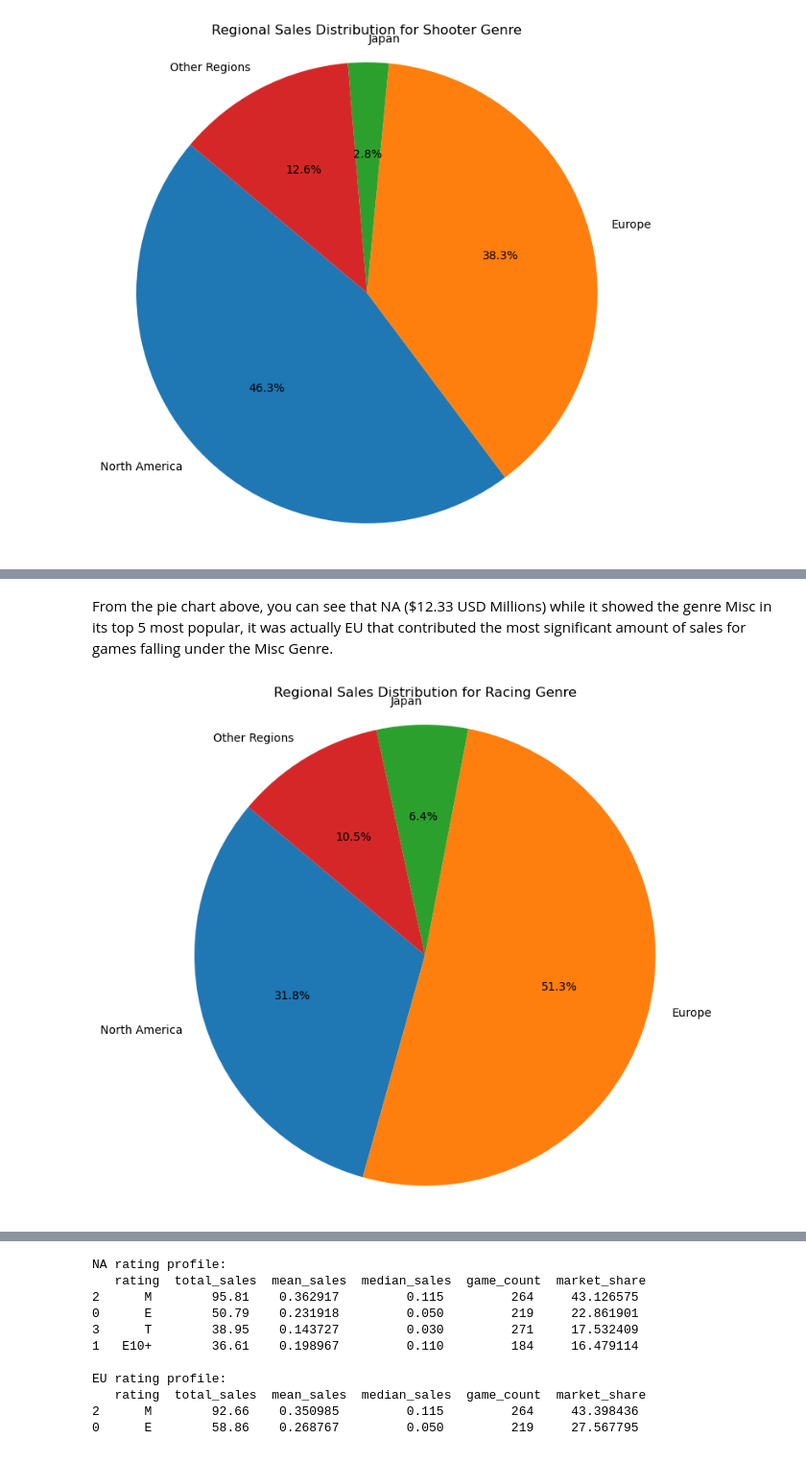
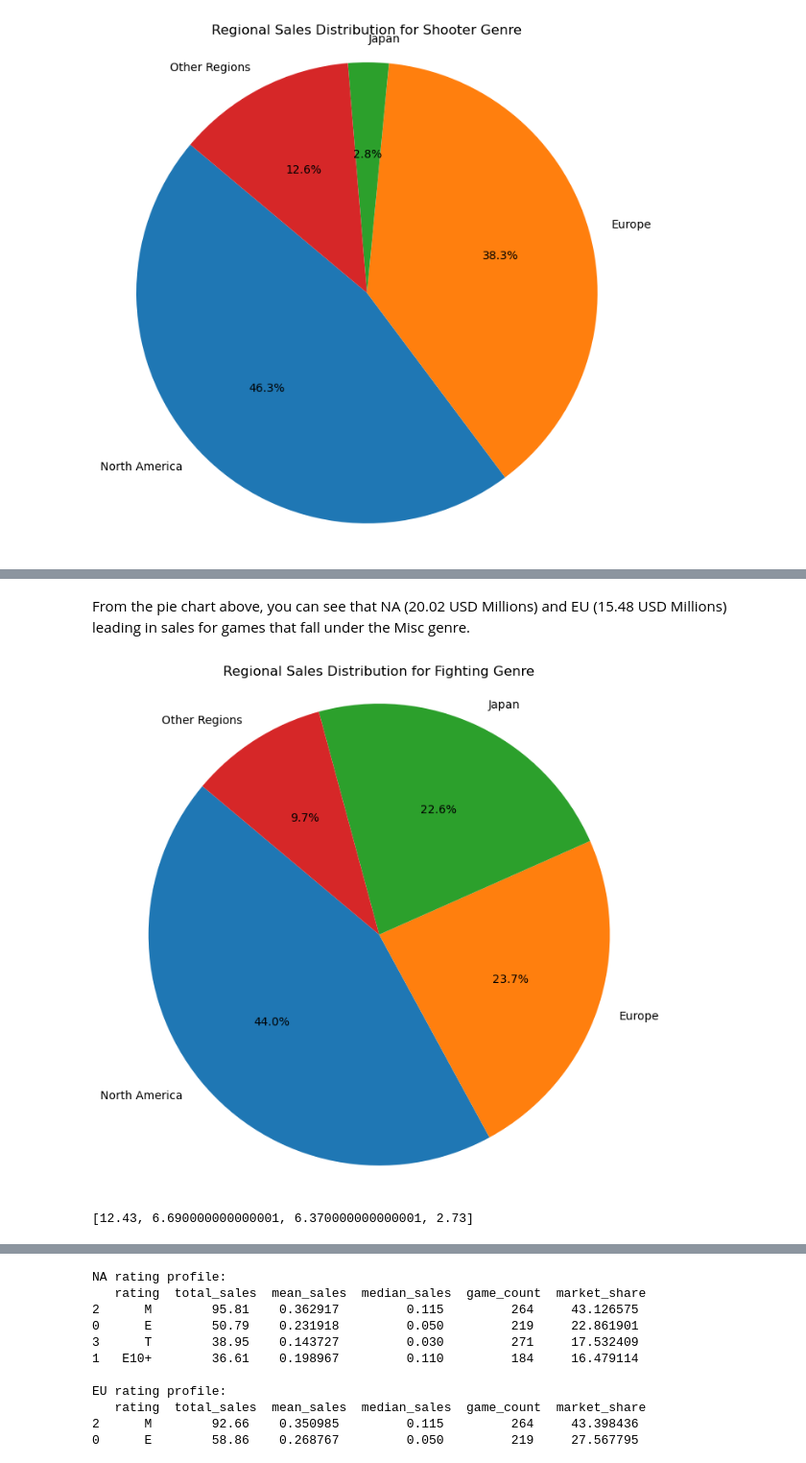
Before and after one commit to michav95/Video-Game-Forecasting, a Jupyter notebook: notebooks/EDA.ipynb, the cells around one changed output, grey strips where cells are left out. Shown at 96% size. Cells and saved outputs as stored; diff of their text form; code cells hidden in the pictures.

```diff
--- a/notebooks/EDA.ipynb
+++ b/notebooks/EDA.ipynb
@@ -1791,26 +1795,33 @@ plt.show()
 # %% [markdown]
-From the pie chart above, you can see that NA ($12.33 USD Millions) while it showed the genre Misc in its top 5 most popular, it was actually EU that contributed the most significant amount of sales for games falling under the Misc Genre.
+From the pie chart above, you can see that NA (20.02 USD Millions) and EU (15.48 USD Millions) leading in sales for games that fall under the Misc genre.
 # %%
-# Only EU showed the genre Racing in their top 5
+# Only JP showed the genre Fighting in their top 5 genre
 
 # Filter data for the specific genre
-racing_genre_data = DF_new_sorted[DF_new_sorted['genre'] == 'Racing']
+fighting_genre_data = DF_new_sorted[DF_new_sorted['genre'] == 'Fighting']
 
 # Sum sales across regions for Action genre
-na_racing_sales = racing_genre_data['na_sales'].sum()
-eu_racing_sales = racing_genre_data['eu_sales'].sum()
-jp_racing_sales = racing_genre_data['jp_sales'].sum()
-other_racing_sales = racing_genre_data['other_sales'].sum()
+na_fighting_sales = fighting_genre_data['na_sales'].sum()
+eu_fighting_sales = fighting_genre_data['eu_sales'].sum()
+jp_fighting_sales = fighting_genre_data['jp_sales'].sum()
+other_fighting_sales = fighting_genre_data['other_sales'].sum()
 
 # Prep data for pie chart
-racing_sales_data = [na_racing_sales, eu_racing_sales, jp_racing_sales, other_racing_sales]
+fighting_sales_data = [
+    na_fighting_sales,
+    eu_fighting_sales,
+    jp_fighting_sales,
+    other_fighting_sales]
 regions = ['North America', 'Europe', 'Japan', 'Other Regions']
 
 # Create Pie Chart
 plt.figure(figsize=(8, 8))
-plt.pie(racing_sales_data, labels=regions, autopct='%1.1f%%', startangle=140)
-plt.title('Regional Sales Distribution for Racing Genre')
+plt.pie(fighting_sales_data, labels=regions, autopct='%1.1f%%', startangle=140)
+plt.title('Regional Sales Distribution for Fighting Genre')
 plt.axis('equal')
 plt.show()
+
+print(fighting_sales_data)
 # %% [output]
-[figure, old version]
+[figure, new version]
+[12.43, 6.690000000000001, 6.370000000000001, 2.73]
```
Also changed, not shown: parts of 70 cells of this notebook.
